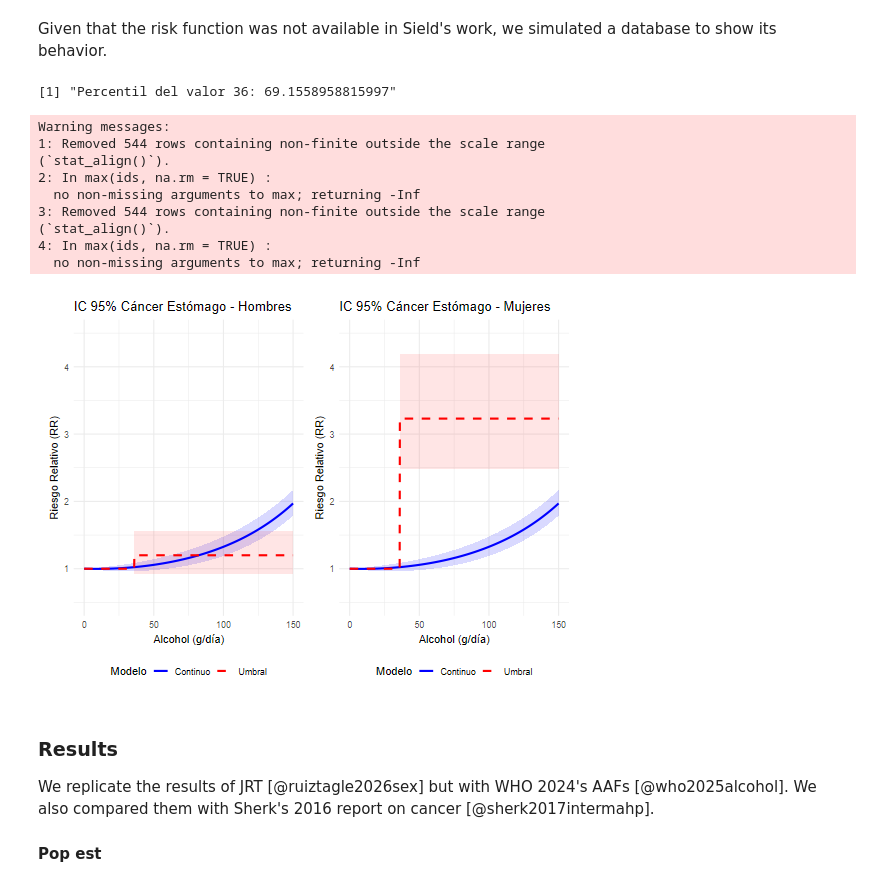
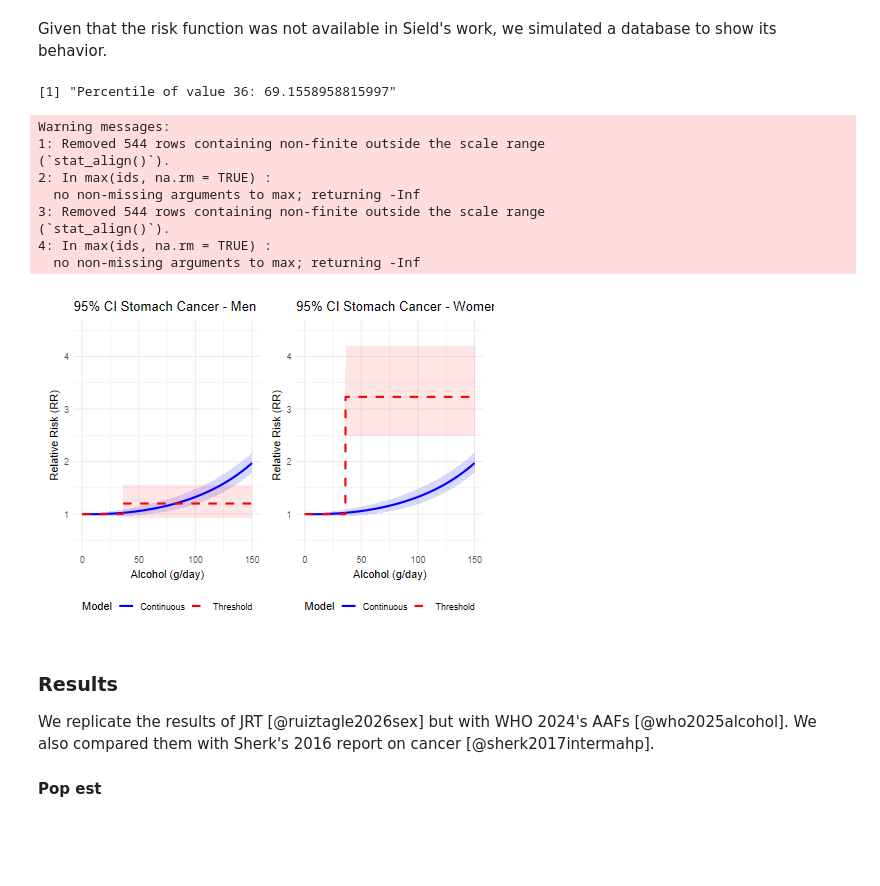
Before and after one commit to ACC1240138/expandPIF, a Jupyter notebook: __andres_control/expand_pif.ipynb, the cells around one changed output. Cells and saved outputs as stored; diff of their text form; code cells hidden in the pictures; blank space fills up the shorter version.

```diff
--- a/__andres_control/expand_pif.ipynb
+++ b/__andres_control/expand_pif.ipynb
@@ -2468,22 +2502,91 @@ Given that the risk function was not available in Sield's work, we simulated a d
 # %%
 #| label: mort-trends-age-sex-chile27
 #| results: "hold"
 
-source(paste0(getwd(),"/stomach_stomach_diffs.R"))
-
-plot_male + plot_female
+#source(paste0(getwd(),"/stomach_stomach_diffs.R"))
+# Load libraries (using package::function syntax instead of library calls)
+set.seed(2125)
+# 1. Define exposure and population distribution (Gamma)
+x <- seq(0, 150, length.out = 1000)
+gamma_dens <- stats::dgamma(x, shape = 2, scale = 15)
+scale_factor <- 4 / max(gamma_dens) # Visual adjustment for the background
+print(paste0("Percentile of value 36: ", stats::pgamma(36, shape = 2, scale = 15) * 100))
+# 2. Set parameters for the Continuous Model (Polynomial)
+betaCurrent <- c(0, -0.00058, 0.000034, 0)
+covBetaCurrent <- matrix(c(
+  0, 0, 0, 0,
+  0, 0.000001038, -0.00000000479, 0,
+  0, -0.00000000479, 0.0000000000225, 0,
+  0, 0, 0, 0
+), nrow = 4, ncol = 4)
+# 3. Build design matrix X for pointwise variance calculation
+# Each row represents [1, x, x^2, x^3]
+X_mat <- cbind(1, x, x^2, x^3)
+# Linear predictor (log RR)
+lp_poly <- X_mat %*% betaCurrent
+# Delta method: Var(LP) = diag(X %*% Cov %*% t(X))
+# Optimized in R to avoid computing a giant 1000x1000 matrix:
+var_lp_poly <- rowSums((X_mat %*% covBetaCurrent) * X_mat)
+se_lp_poly <- sqrt(var_lp_poly)
+# 4. Create the Base Data Frame
+df <- data.frame(
+  x = x,
+  scaled_density = gamma_dens * scale_factor,
+  # Continuous Model with its 95% CI
+  rr_poly = exp(lp_poly),
+  poly_low = exp(lp_poly - 1.96 * se_lp_poly),
+  poly_high = exp(lp_poly + 1.96 * se_lp_poly)
+)
+# 5. Add the Threshold (Step) Model with its 95% CI
+se_step <- 0.133617
+# Men (Base: log(1.20))
+df$rr_step_m  <- ifelse(df$x < 36, 1, 1.20)
+df$step_m_low  <- ifelse(df$x < 36, 1, exp(log(1.20) - 1.96 * se_step))
+df$step_m_high <- ifelse(df$x < 36, 1, exp(log(1.20) + 1.96 * se_step))
+# Women (Base: log(3.23))
+df$rr_step_f  <- ifelse(df$x < 36, 1, 3.23)
+df$step_f_low  <- ifelse(df$x < 36, 1, exp(log(3.23) - 1.96 * se_step))
+df$step_f_high <- ifelse(df$x < 36, 1, exp(log(3.23) + 1.96 * se_step))
+# 6. PLOT - MEN
+plot_male <- ggplot2::ggplot(df, ggplot2::aes(x = x)) +
+  ggplot2::geom_area(ggplot2::aes(y = scaled_density), fill = "gray70", alpha = 0.25) +
+  # Confidence bands (Ribbons)
+  ggplot2::geom_ribbon(ggplot2::aes(ymin = poly_low, ymax = poly_high), fill = "blue", alpha = 0.15) +
+  ggplot2::geom_ribbon(ggplot2::aes(ymin = step_m_low, ymax = step_m_high), fill = "red", alpha = 0.1) +
+  # Model lines
+  ggplot2::geom_line(ggplot2::aes(y = rr_poly, color = "Continuous"), linewidth = 1) +
+  ggplot2::geom_line(ggplot2::aes(y = rr_step_m, color = "Threshold"), linetype = "dashed", linewidth = 1) +
+  ggplot2::scale_color_manual(values = c("Continuous" = "blue", "Threshold" = "red")) +
+  ggplot2::scale_y_continuous(limits = c(0.5, 4.5), name = "Relative Risk (RR)") +
+  ggplot2::labs(title = "95% CI Stomach Cancer - Men", x = "Alcohol (g/day)", color = "Model") +
+  ggplot2::theme_minimal() + ggplot2::theme(legend.position = "bottom")
+# 7. PLOT - WOMEN
+plot_female <- ggplot2::ggplot(df, ggplot2::aes(x = x)) +
+  ggplot2::geom_area(ggplot2::aes(y = scaled_density), fill = "gray70", alpha = 0.25) +
+  # Confidence bands (Ribbons)
+  ggplot2::geom_ribbon(ggplot2::aes(ymin = poly_low, ymax = poly_high), fill = "blue", alpha = 0.15) +
+  ggplot2::geom_ribbon(ggplot2::aes(ymin = step_f_low, ymax = step_f_high), fill = "red", alpha = 0.1) +
+  # Model lines
+  ggplot2::geom_line(ggplot2::aes(y = rr_poly, color = "Continuous"), linewidth = 1) +
+  ggplot2::geom_line(ggplot2::aes(y = rr_step_f, color = "Threshold"), linetype = "dashed", linewidth = 1) +
+  ggplot2::scale_color_manual(values = c("Continuous" = "blue", "Threshold" = "red")) +
+  ggplot2::scale_y_continuous(limits = c(0.5, 4.5), name = "Relative Risk (RR)") +
+  ggplot2::labs(title = "95% CI Stomach Cancer - Women", x = "Alcohol (g/day)", color = "Model") +
+  ggplot2::theme_minimal() + ggplot2::theme(legend.position = "bottom")
+# Display both plots together using patchwork without calling library()
+patchwork::wrap_plots(plot_male, plot_female)
 # %% [output]
-[1] "Percentil del valor 36: 69.1558958815997"
+[1] "Percentile of value 36: 69.1558958815997"
 Warning messages:
 1: Removed 544 rows containing non-finite outside the scale range
 (`stat_align()`).
 2: In max(ids, na.rm = TRUE) :
   no non-missing arguments to max; returning -Inf
 3: Removed 544 rows containing non-finite outside the scale range
 (`stat_align()`).
 4: In max(ids, na.rm = TRUE) :
   no non-missing arguments to max; returning -Inf
-[figure, old version]
+[figure, new version]
 # %% [markdown]
 ### Results
 
```
Also changed, not shown: parts of 13 cells of this notebook, 9 other files.
